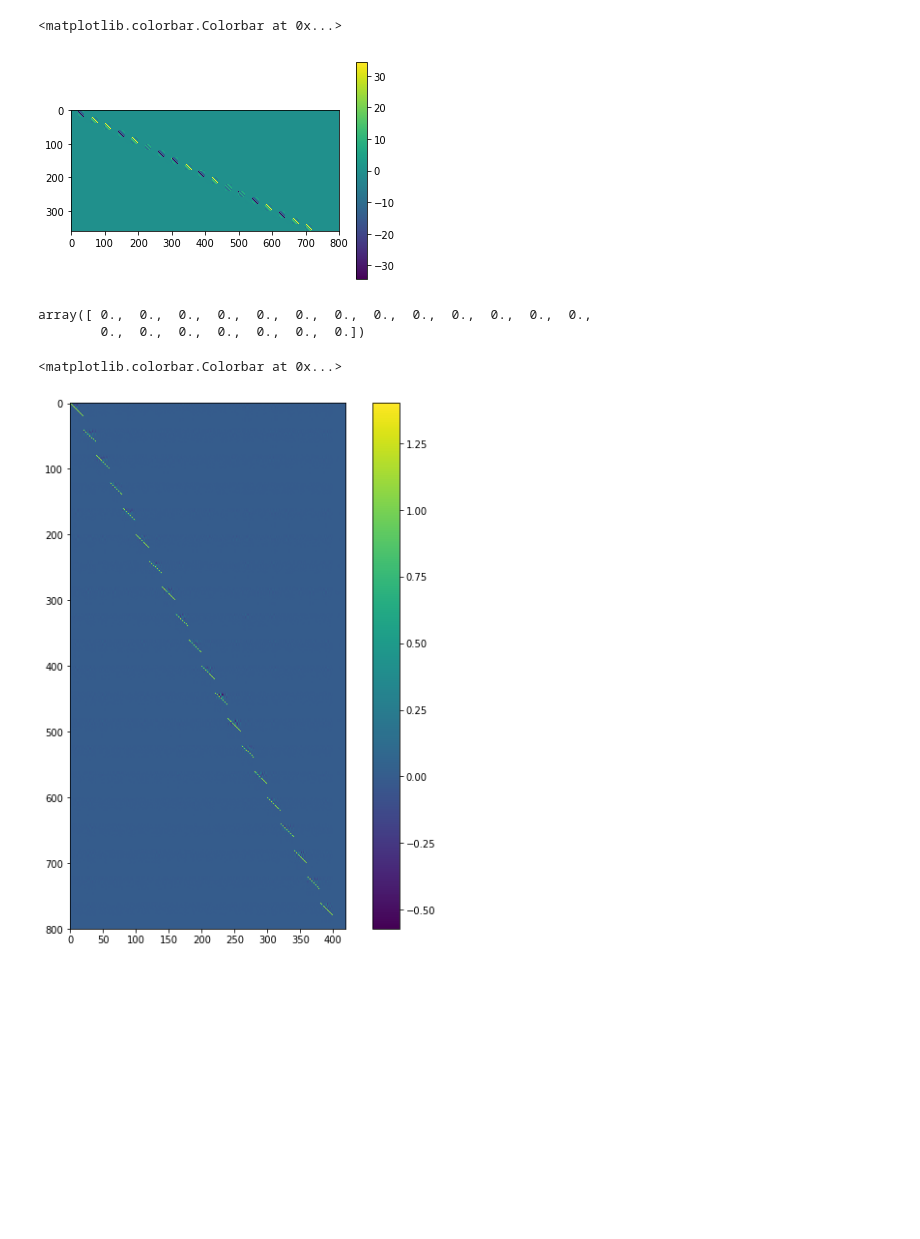
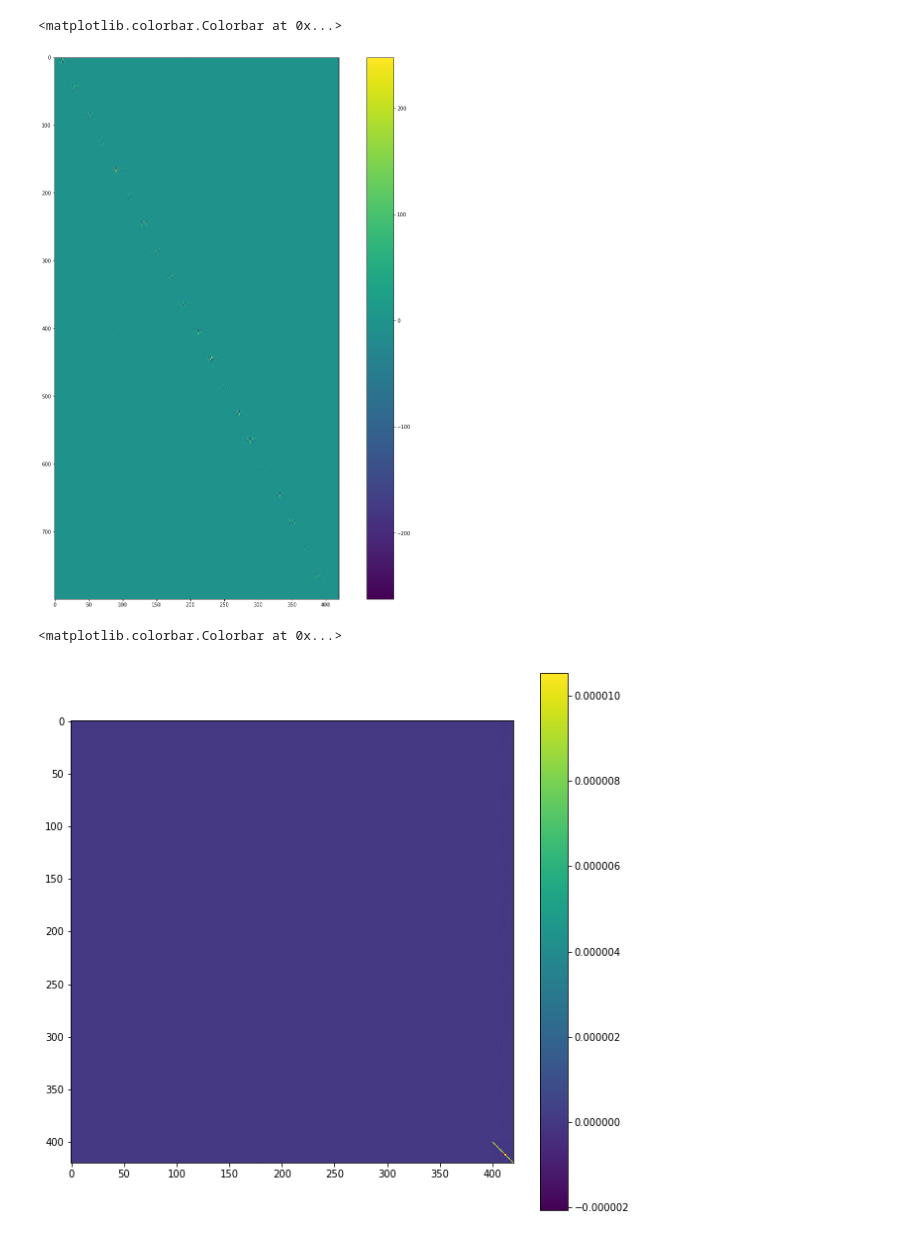
Before and after one commit to eonaran/sr_multisignals, a Jupyter notebook: L2 Minimization Closed Form.ipynb, the cells around one changed output. Cells and saved outputs as stored; diff of their text form; code cells hidden in the pictures; blank space fills up the shorter version.

```diff
--- a/L2 Minimization Closed Form.ipynb
+++ b/L2 Minimization Closed Form.ipynb
@@ -15,7 +15,7 @@ reload(trig_poly)
 
 m = 10
 fc = 50
-min_separation = 0.72 / fc
+min_separation = 0.6 / fc
 N = 20
 
 kernel = trig_poly.TrigPoly.dirichlet(fc)
@@ -29,6 +25,8 @@ reload(dual_certificates)
 # %%
 zeros = np.zeros((N, N))
+multiplier = (
+    kernel.derivative().squared_norm() / kernel.squared_norm() * 1e8) * 10
 G = np.kron(
     np.identity(m),
-    dual_certificates._interpolator_norm_quadratic_form(kernel, support))
+    dual_certificates._interpolator_norm_quadratic_form(kernel, support)) * multiplier
 A, y = dual_certificates._interpolator_linear_constraints(kernel, support, sign_pattern)
@@ -49,0 +56,12 @@ plt.imshow(dual_certificates._interpolator_norm_quadratic_form(kernel, support))
+# %%
+solution_mx = np.linalg.multi_dot([
+        np.linalg.inv(G),
+        A.T,
+        np.linalg.inv(
+            np.linalg.multi_dot([
+                    A,
+                    np.linalg.inv(G),
+                    A.T
+                ])
+        )
+    ])
@@ -50,28 +85,18 @@ plt.imshow(dual_certificates._interpolator_norm_quadratic_form(kernel, support))
 # %%
-plt.imshow(A.real[:360, :])
+plt.subplots(figsize=(20, 20))
+plt.imshow(solution_mx.real)
 plt.colorbar()
 # %% [output]
 <matplotlib.colorbar.Colorbar at 0x...>
-[figure, old version]
+[figure, new version]
-# %%
-np.diag(kernel.inners_of_shifts_and_derivative_shifts(support).real)
-# %% [output]
-array([ 0.,  0.,  0.,  0.,  0.,  0.,  0.,  0.,  0.,  0.,  0.,  0.,  0.,
-        0.,  0.,  0.,  0.,  0.,  0.,  0.])
 # %%
 plt.subplots(figsize=(10, 10))
 plt.imshow(np.linalg.multi_dot([
-        np.linalg.inv(G),
-        A.T,
-        np.linalg.inv(
-            np.linalg.multi_dot([
                     A,
                     np.linalg.inv(G),
                     A.T
-                ])
-        )
-    ]).real)
+                ]).real)
 plt.colorbar()
 # %% [output]
 <matplotlib.colorbar.Colorbar at 0x...>
-[figure, old version]
+[figure, new version]
```
Also changed, not shown: parts of 11 cells of this notebook, 6 other files.
